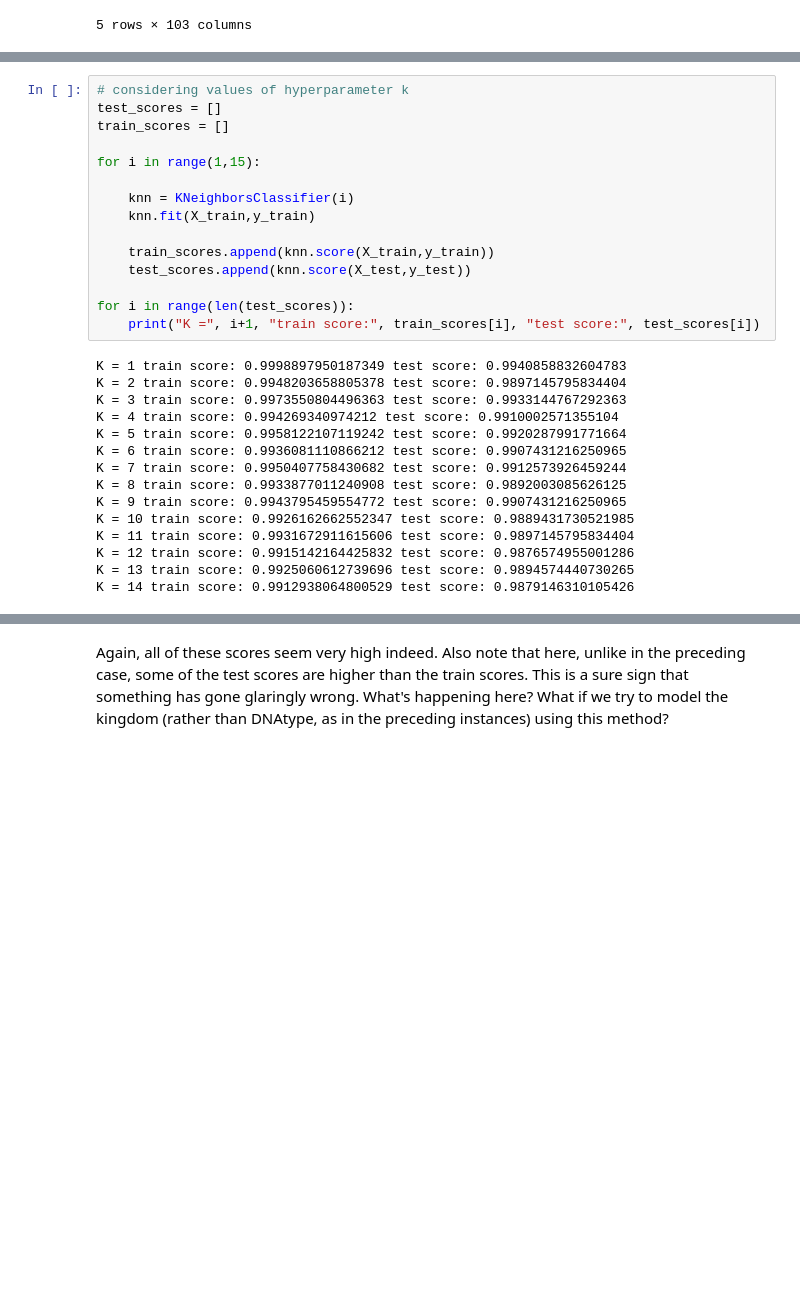
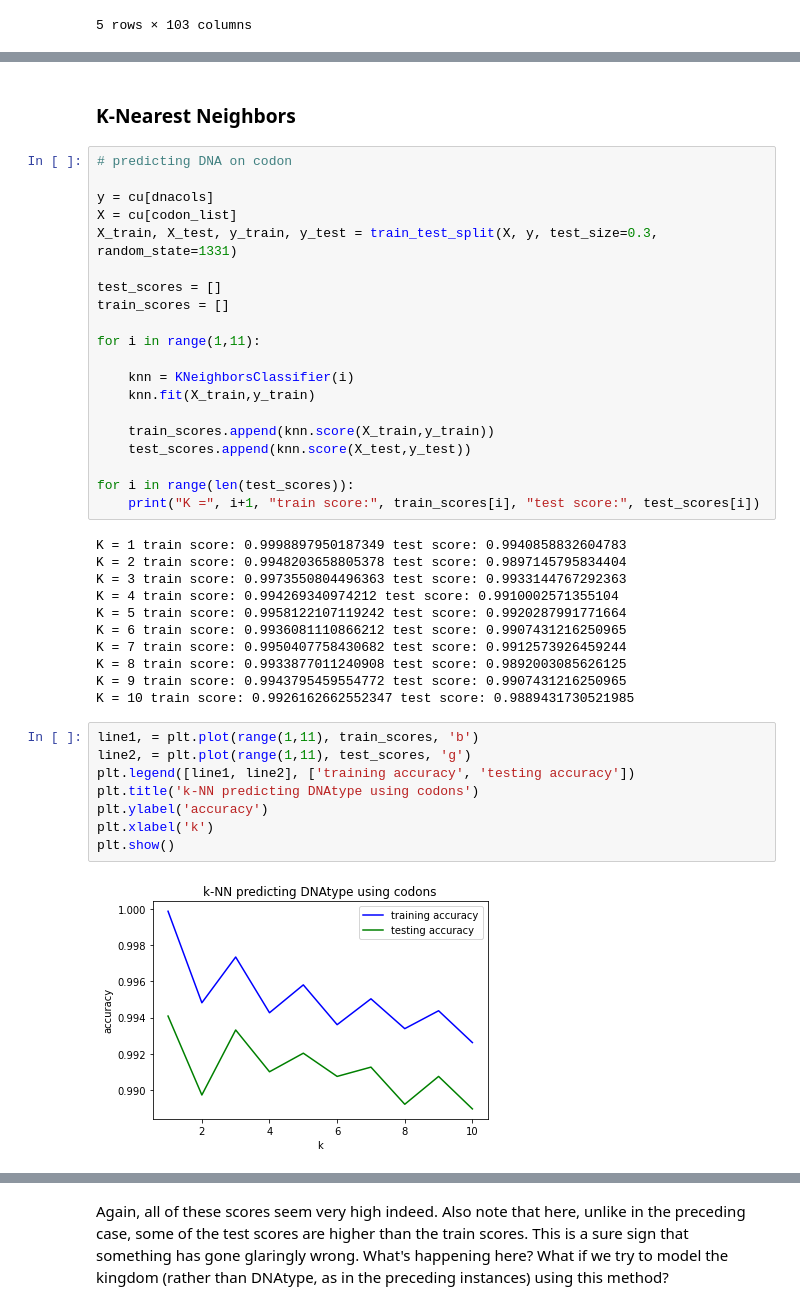
Before and after one commit to skizlik/capstone-2-dna-taxon-prediction, a Jupyter notebook: Capstone 2 Modeling.ipynb, the cells around one changed output, grey strips where cells are left out. Cells and saved outputs as stored; diff of their text form; blank space fills up the shorter version.

```diff
--- a/Capstone 2 Modeling.ipynb
+++ b/Capstone 2 Modeling.ipynb
@@ -50,9 +50,16 @@ X_train, X_test, y_train, y_test = train_test_split(X, y, test_size=0.3, random_
+# %% [markdown]
+### K-Nearest Neighbors
 # %%
-# considering values of hyperparameter k
+# predicting DNA on codon
+
+y = cu[dnacols]
+X = cu[codon_list]
+X_train, X_test, y_train, y_test = train_test_split(X, y, test_size=0.3, random_state=1331)
+
 test_scores = []
 train_scores = []
 
-for i in range(1,15):
+for i in range(1,11):
 
     knn = KNeighborsClassifier(i)
     knn.fit(X_train,y_train)
@@ -73,8 +80,14 @@ K = 7 train score: 0.9950407758430682 test score: 0.9912573926459244
 K = 8 train score: 0.9933877011240908 test score: 0.9892003085626125
 K = 9 train score: 0.9943795459554772 test score: 0.9907431216250965
 K = 10 train score: 0.9926162662552347 test score: 0.9889431730521985
-K = 11 train score: 0.9931672911615606 test score: 0.9897145795834404
-K = 12 train score: 0.9915142164425832 test score: 0.9876574955001286
-K = 13 train score: 0.9925060612739696 test score: 0.9894574440730265
-K = 14 train score: 0.9912938064800529 test score: 0.9879146310105426
+# %%
+line1, = plt.plot(range(1,11), train_scores, 'b')
+line2, = plt.plot(range(1,11), test_scores, 'g')
+plt.legend([line1, line2], ['training accuracy', 'testing accuracy'])
+plt.title('k-NN predicting DNAtype using codons')
+plt.ylabel('accuracy')
+plt.xlabel('k')
+plt.show()
+# %% [output]
+[figure, added]
 # %% [markdown]
```
Also changed, not shown: parts of 23 cells of this notebook.
